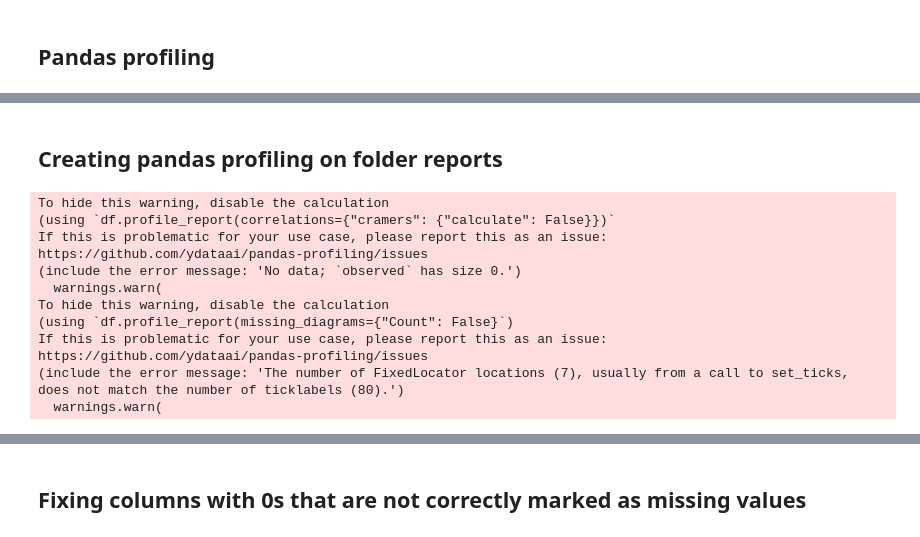
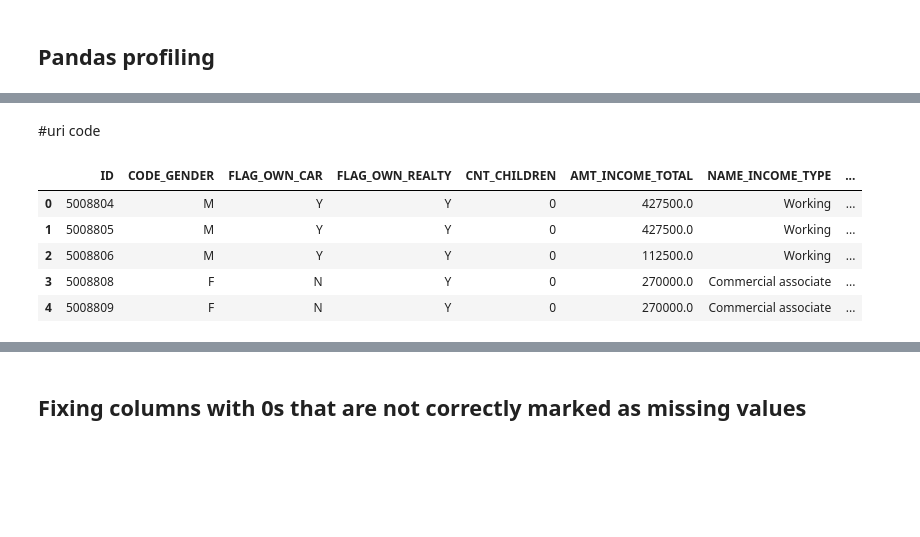
Before and after one commit to hecogo1/caixabank, a Jupyter notebook: code/BETA_01.EDA_&_Cleaning_Nan_Imputation copy.ipynb, the cells around one changed output, grey strips where cells are left out. Drawn from its saved outputs; the diff is of its cells as text; code cells hidden in the pictures; blank space fills up the shorter version.

Commit message:
changing data

```diff
--- a/code/BETA_01.EDA_&_Cleaning_Nan_Imputation.ipynb
+++ b/code/BETA_01.EDA_&_Cleaning_Nan_Imputation copy.ipynb
@@ -87,26 +38,19 @@ Name: SalePrice, Length: 1460, dtype: int64
-# %% [markdown]
-## Creating pandas profiling on folder reports
-# %%
-# pandas profiling
-profile = ProfileReport(data_frame, title = 'Pandas Profiling Report')
-# profile to widgets
-# profile.to_widgets()
-
-# profile to html
-# profile.to_notebook_iframe()
-
-# exporting profile to a external file. Best option
-profile.to_file('../reports/train_test/your_report.html')
-# %% [output]
-To hide this warning, disable the calculation
-(using `df.profile_report(correlations={"cramers": {"calculate": False}})`
-If this is problematic for your use case, please report this as an issue:
-https://github.com/ydataai/pandas-profiling/issues
-(include the error message: 'No data; `observed` has size 0.')
-  warnings.warn(
-To hide this warning, disable the calculation
-(using `df.profile_report(missing_diagrams={"Count": False}`)
-If this is problematic for your use case, please report this as an issue:
-https://github.com/ydataai/pandas-profiling/issues
-(include the error message: 'The number of FixedLocator locations (7), usually from a call to set_ticks, does not match the number of ticklabels (80).')
-  warnings.warn(
+# %% [markdown]
+#uri code
+# %%
+#uri code
+target_list = [1 if i in ['1','2','3','4','5'] else 0 for i in credit['STATUS'] ]
+credit['TARGET'] = target_list
+credit = credit.groupby('ID').sum()
+target_list = [1 if i > 1 else 0 for i in credit['TARGET'] ]
+credit['TARGET'] = target_list
+data_frame = application.merge(credit, how='left', on = 'ID')
+# %%
+data_frame.head()
+# %% [output]
+|  | ID | CODE_GENDER | FLAG_OWN_CAR | FLAG_OWN_REALTY | CNT_CHILDREN | AMT_INCOME_TOTAL | NAME_INCOME_TYPE | ... |
+| 0 | 5008804 | M | Y | Y | 0 | 427500.0 | Working | ... |
+| 1 | 5008805 | M | Y | Y | 0 | 427500.0 | Working | ... |
+| 2 | 5008806 | M | Y | Y | 0 | 112500.0 | Working | ... |
+| 3 | 5008808 | F | N | Y | 0 | 270000.0 | Commercial associate | ... |
+| 4 | 5008809 | F | N | Y | 0 | 270000.0 | Commercial associate | ... |
```
Also changed, not shown: parts of 8 cells of this notebook, 5 other files.
